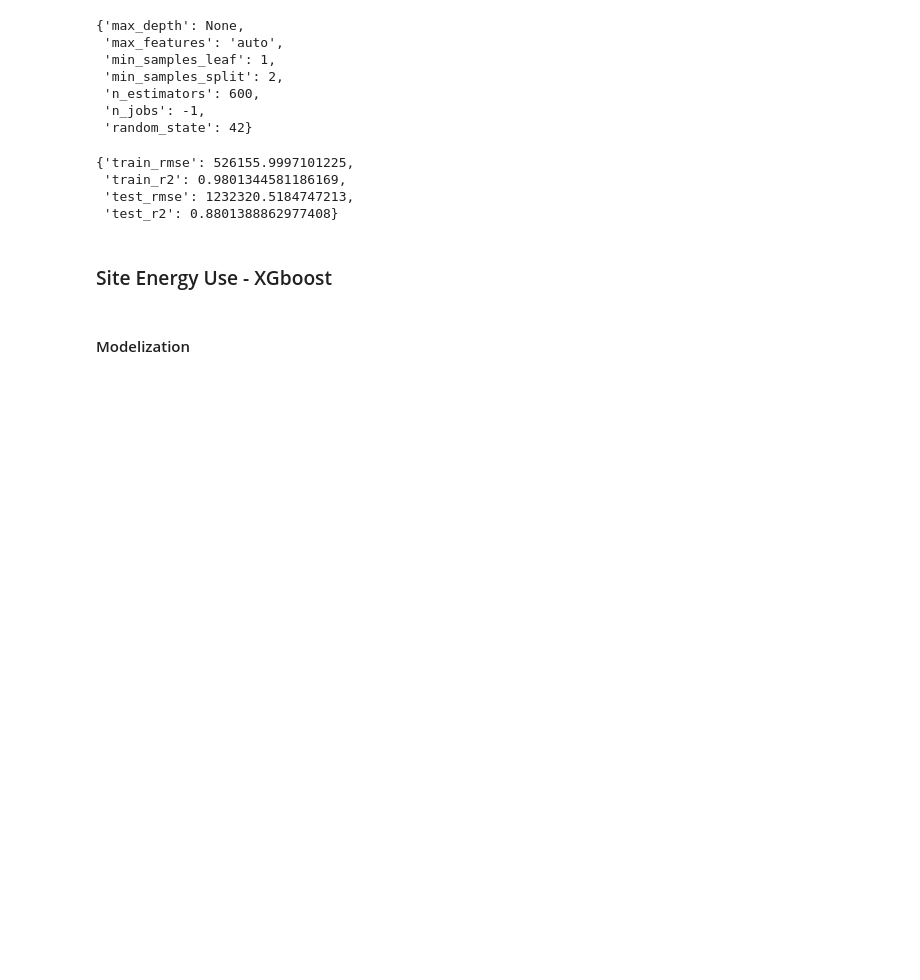
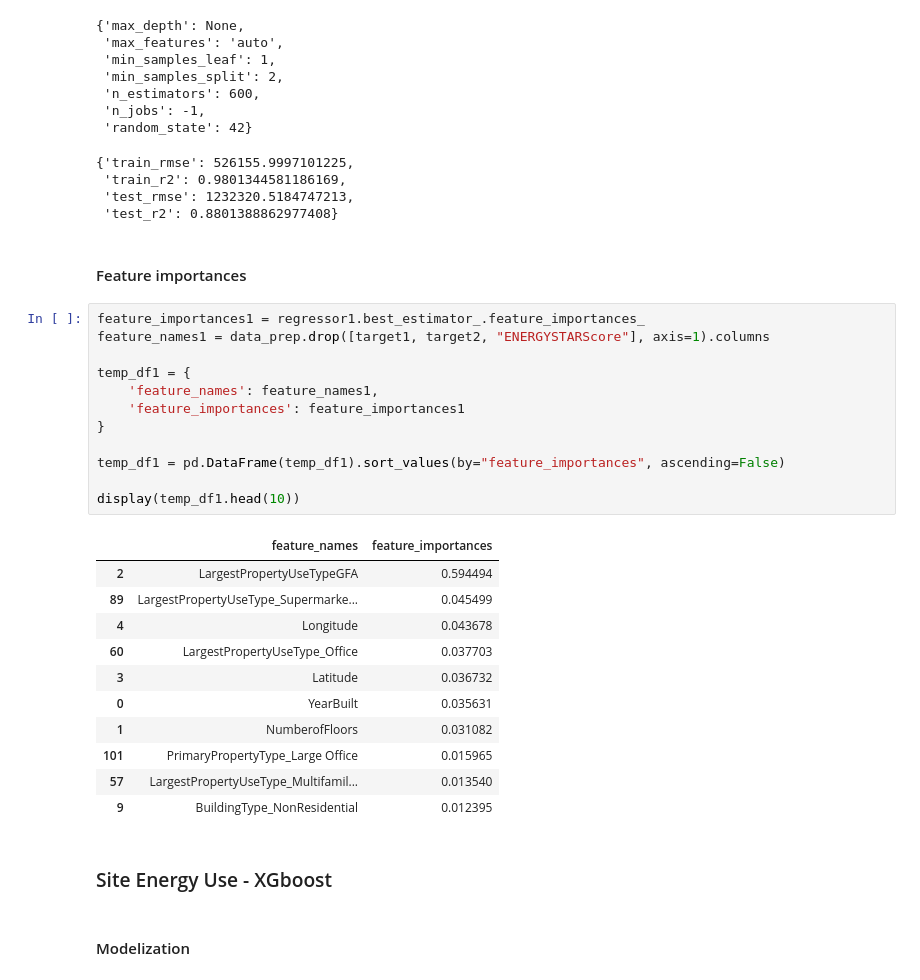
Before and after one commit to nicodesh/seattle-building-energy-prediction, a Jupyter notebook: seattle-building-energy-forecasting-part5.ipynb, the cells around one changed output. Saved outputs shown, nothing was run; the diff lists cells and outputs as text; blank space fills up the shorter version.

```diff
--- a/seattle-building-energy-forecasting-part5.ipynb
+++ b/seattle-building-energy-forecasting-part5.ipynb
@@ -407,6 +407,32 @@ display(scores1)
  'train_r2': 0.9801344581186169,
  'test_rmse': 1232320.5184747213,
  'test_r2': 0.8801388862977408}
+# %% [markdown]
+#### Feature importances
+# %%
+feature_importances1 = regressor1.best_estimator_.feature_importances_
+feature_names1 = data_prep.drop([target1, target2, "ENERGYSTARScore"], axis=1).columns
+
+temp_df1 = {
+    'feature_names': feature_names1,
+    'feature_importances': feature_importances1
+}
+
+temp_df1 = pd.DataFrame(temp_df1).sort_values(by="feature_importances", ascending=False)
+
+display(temp_df1.head(10))
+# %% [output]
+|  | feature_names | feature_importances |
+| 2 | LargestPropertyUseTypeGFA | 0.594494 |
+| 89 | LargestPropertyUseType_Supermarke... | 0.045499 |
+| 4 | Longitude | 0.043678 |
+| 60 | LargestPropertyUseType_Office | 0.037703 |
+| 3 | Latitude | 0.036732 |
+| 0 | YearBuilt | 0.035631 |
+| 1 | NumberofFloors | 0.031082 |
+| 101 | PrimaryPropertyType_Large Office | 0.015965 |
+| 57 | LargestPropertyUseType_Multifamil... | 0.013540 |
+| 9 | BuildingType_NonResidential | 0.012395 |
 # %% [markdown]
 ### Site Energy Use - XGboost
 # %% [markdown]
```
Also changed, not shown: parts of 4 cells of this notebook.
